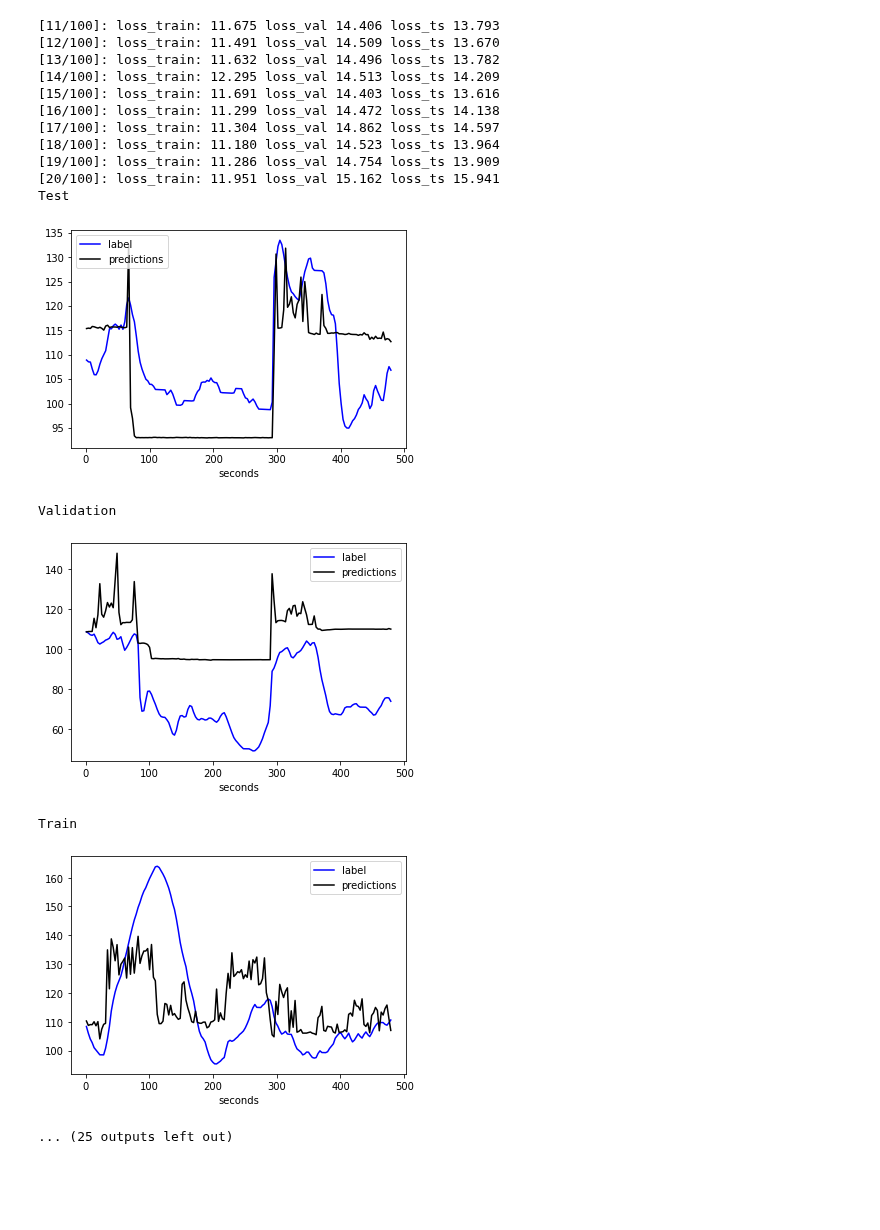
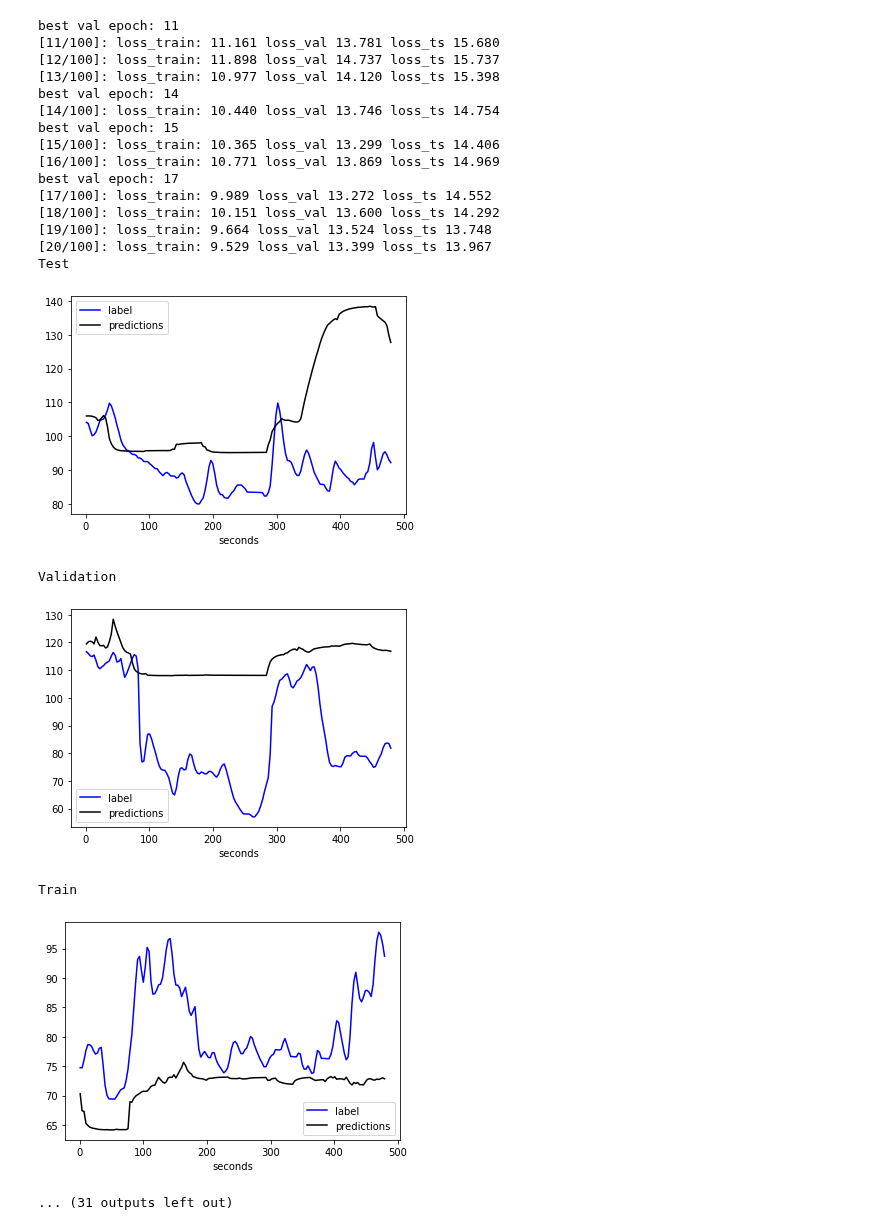
Before and after one commit to davipeag/HeartRateRegression, a Jupyter notebook: colab_training.ipynb, the cells around one changed output. Cells and saved outputs as stored; diff of their text form; code cells hidden in the pictures; blank space fills up the shorter version.

```diff
--- a/colab_training.ipynb
+++ b/colab_training.ipynb
@@ -8,8 +8,8 @@ args = {
     'lr': 1.0e-3,           # Learning rate.
     'weight_decay': 10e-4, # L2 penalty.
     'momentum': 0.9,      # Momentum.
-    'batch_size': 4,     # Mini-batch size. 600
-    'batch_test': 4,     # size of test batch
+    'batch_size': 5,     # Mini-batch size. 600
+    'batch_test': 5,     # size of test batch
 }
 
 if torch.cuda.is_available():
@@ -20,11 +20,11 @@ else:
 print(args['device'])
 
 dataset_name = "PAMAP2"
-model_type = "CnnIMU"
+model_type = "NoISOurConvLSTM"
 #"OurConvLSTM", "AttentionTransformer", "DeepConvLSTM", "CnnIMU", FCNN
 #NoISOurConvLSTM, ShuffleISOurConvLSTM, LstmISOur:ConvLSTM
 val_sub = 3
-for ts_sub in [7]:#[0, 1, 2, 4, 5, 6, 7]: #2,6]:#[6,7,2,0,1,3,5]:
+for ts_sub in [0, 1, 2, 4, 5, 6, 7]: #2,6]:#[6,7,2,0,1,3,5]:
 
 
   ! pip install wget
@@ -187,7 +187,7 @@ for ts_sub in [7]:#[0, 1, 2, 4, 5, 6, 7]: #2,6]:#[6,7,2,0,1,3,5]:
       "AttentionTransformer": lambda: make_attention_transormer_model(args["device"]),
       "DeepConvLSTM": lambda : make_deep_conv_lstm(),
       "CnnIMU": lambda : make_cnn_imu2(),
-      "FCNN": lambda : make_fcnn()
+      "FCNN": lambda : make_fcnn(),
       "NoISOurConvLSTM":lambda : make_our_conv_lstm(40,1,"nois"),
       "ShuffleISOurConvLSTM": lambda : make_our_conv_lstm(40,1,"regular"),
       "LstmISOurConvLSTM": lambda : make_our_conv_lstm(40,1, "lstmis"),
@@ -234,7 +234,7 @@ for ts_sub in [7]:#[0, 1, 2, 4, 5, 6, 7]: #2,6]:#[6,7,2,0,1,3,5]:
           **basic_training_parameters,
           get_last_y_from_x = lambda x: x[:,0, 0].reshape(-1,1)
       ),
-      "NoISOurConvLSTM":lambda : TrainOurConvLSTM(**basic_training_parameters,
+      "NoISOurConvLSTM":lambda : TrainOurConvLSTM(**basic_training_parameters),
       "ShuffleISOurConvLSTM": lambda : TrainOurConvLSTM(**basic_training_parameters),
       "LstmISOurConvLSTM": lambda : TrainOurConvLSTM(**basic_training_parameters),
   }
@@ -280,19 +280,23 @@ Train
-[11/100]: loss_train: 11.675 loss_val 14.406 loss_ts 13.793
-[12/100]: loss_train: 11.491 loss_val 14.509 loss_ts 13.670
-[13/100]: loss_train: 11.632 loss_val 14.496 loss_ts 13.782
-[14/100]: loss_train: 12.295 loss_val 14.513 loss_ts 14.209
-[15/100]: loss_train: 11.691 loss_val 14.403 loss_ts 13.616
-[16/100]: loss_train: 11.299 loss_val 14.472 loss_ts 14.138
-[17/100]: loss_train: 11.304 loss_val 14.862 loss_ts 14.597
-[18/100]: loss_train: 11.180 loss_val 14.523 loss_ts 13.964
-[19/100]: loss_train: 11.286 loss_val 14.754 loss_ts 13.909
-[20/100]: loss_train: 11.951 loss_val 15.162 loss_ts 15.941
+best val epoch: 11
+[11/100]: loss_train: 11.161 loss_val 13.781 loss_ts 15.680
+[12/100]: loss_train: 11.898 loss_val 14.737 loss_ts 15.737
+[13/100]: loss_train: 10.977 loss_val 14.120 loss_ts 15.398
+best val epoch: 14
+[14/100]: loss_train: 10.440 loss_val 13.746 loss_ts 14.754
+best val epoch: 15
+[15/100]: loss_train: 10.365 loss_val 13.299 loss_ts 14.406
+[16/100]: loss_train: 10.771 loss_val 13.869 loss_ts 14.969
+best val epoch: 17
+[17/100]: loss_train: 9.989 loss_val 13.272 loss_ts 14.552
+[18/100]: loss_train: 10.151 loss_val 13.600 loss_ts 14.292
+[19/100]: loss_train: 9.664 loss_val 13.524 loss_ts 13.748
+[20/100]: loss_train: 9.529 loss_val 13.399 loss_ts 13.967
 Test
-[figure, old version]
+[figure, new version]
 Validation
-[figure, old version]
+[figure, new version]
 Train
-[figure, old version]
+[figure, new version]
-... (25 outputs left out)
+... (31 outputs left out)
 # %%
 len(use_dfs)
```
Also changed, not shown: parts of 1 cell of this notebook.
